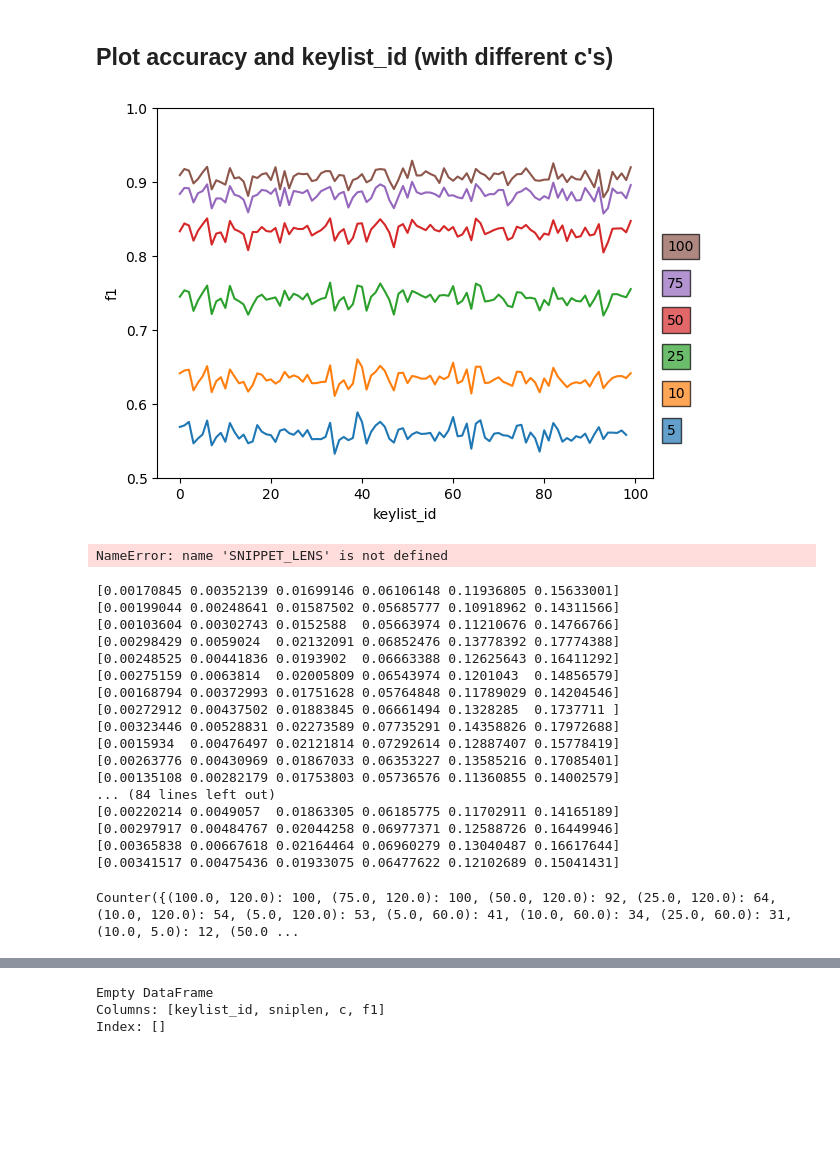
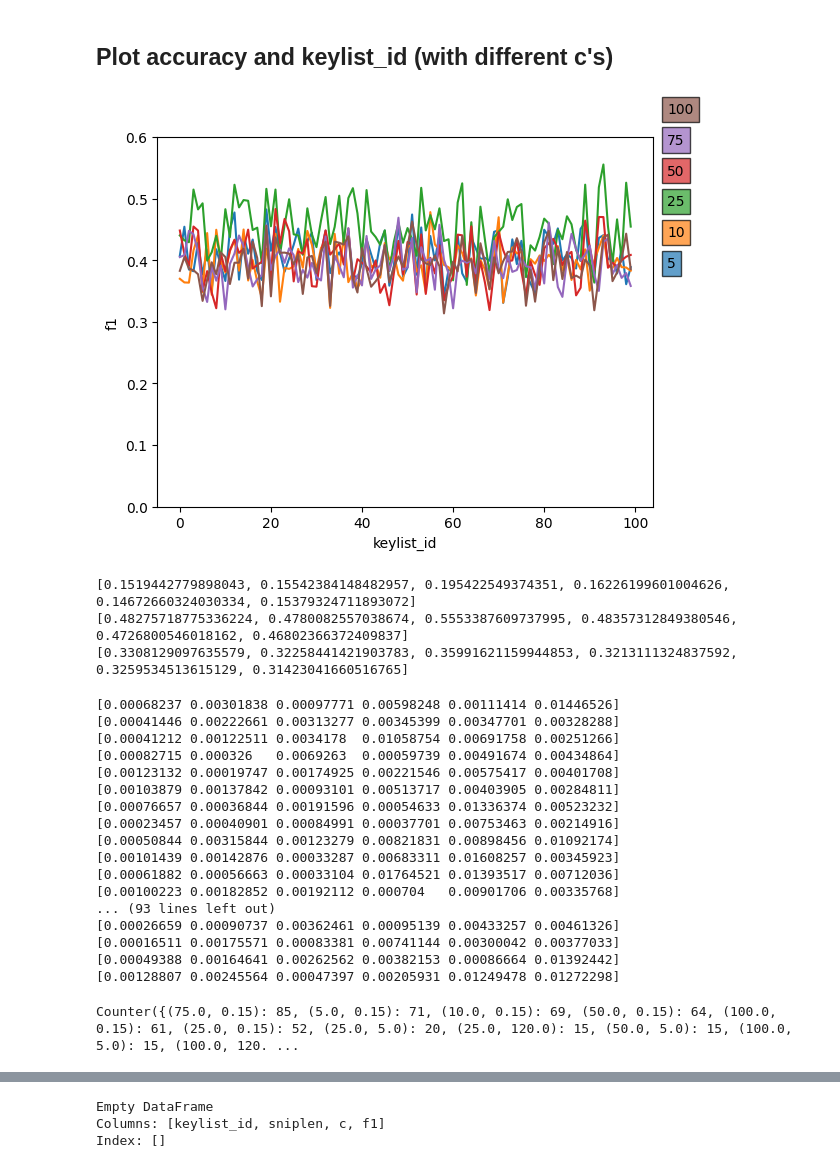
Before and after one commit to TurkuNLP/TCBC_feature_analysis, a Jupyter notebook: StudyTestResults.ipynb, the cells around one changed output, grey strips where cells are left out. Drawn from its saved outputs; the diff is of its cells as text; code cells hidden in the pictures; blank space fills up the shorter version.

```diff
--- a/StudyTestResults.ipynb
+++ b/StudyTestResults.ipynb
@@ -8,8 +8,8 @@ import numpy as np
 import os
 # %%
 #Constants
-BASE_FOLDER = "TestResults/FullResultOnlyText/"
-BASE_START = "ParamOptim_List_"
+BASE_FOLDER = "TestResults/FullResultOnlyHPFV/"
+BASE_START = "OnlyHPFV_List_"
 BASE_MID = "_SnipLen_"
 BASE_END = "_Results.jsonl"
 SNIPPET_LENS = [5,10,25,50,75,100]
@@ -104,7 +105,7 @@ def getLineplotKeylists(c_val):
     for sniplen in SNIPPET_LENS:
         snip_df = param_df[(param_df['sniplen'] == sniplen) & (param_df['c'] == c_val)]
         ax = sns.lineplot(data=snip_df, x='keylist_id', y='f1', estimator='mean', errorbar=('ci', 99), n_boot=1000)
-        ax.set_ylim(0.5, 1)
+        ax.set_ylim(0, 0.6)
         if sniplen == 5:
             start = ax.lines[-1].get_ydata()[-1]-increment
         ax.text(107, start+increment, sniplen, bbox=dict(facecolor=ax.lines[-1].get_color(), alpha=0.7))
@@ -114,9 +115,9 @@ def getLineplotKeylists(c_val):
         lbls.append(str(l))
         lbls.append(str(l)+"_99%_ci")
 # %%
-getLineplotKeylists(5)
+getLineplotKeylists(120)
 # %% [output]
-[figure, old version]
+[figure, new version]
 # %%
 keylist_diffs = []
 maxss = []
@@ -132,7 +133,9 @@ print(keylist_diffs)
 print(maxss)
 print(minss)
 # %% [output]
-NameError: name 'SNIPPET_LENS' is not defined
+[0.1519442779898043, 0.15542384148482957, 0.195422549374351, 0.16226199601004626, 0.14672660324030334, 0.15379324711893072]
+[0.48275718775336224, 0.4780082557038674, 0.5553387609737995, 0.48357312849380546, 0.4726800546018162, 0.46802366372409837]
+[0.3308129097635579, 0.32258441421903783, 0.35991621159944853, 0.3213111324837592, 0.3259534513615129, 0.31423041660516765]
 # %%
 min_max_diff = []
 for i in range(100):
@@ -141,29 +144,29 @@ for i in range(100):
     mins = np.array([np.min(filtered[filtered['sniplen'] == x]['f1'].to_numpy()) for x in SNIPPET_LENS])
     print(np.add(maxs, -mins))
 # %% [output]
-[0.00170845 0.00352139 0.01699146 0.06106148 0.11936805 0.15633001]
-[0.00199044 0.00248641 0.01587502 0.05685777 0.10918962 0.14311566]
-[0.00103604 0.00302743 0.0152588  0.05663974 0.11210676 0.14766766]
-[0.00298429 0.0059024  0.02132091 0.06852476 0.13778392 0.17774388]
-[0.00248525 0.00441836 0.0193902  0.06663388 0.12625643 0.16411292]
-[0.00275159 0.0063814  0.02005809 0.06543974 0.1201043  0.14856579]
-[0.00168794 0.00372993 0.01751628 0.05764848 0.11789029 0.14204546]
-[0.00272912 0.00437502 0.01883845 0.06661494 0.1328285  0.1737711 ]
-[0.00323446 0.00528831 0.02273589 0.07735291 0.14358826 0.17972688]
-[0.0015934  0.00476497 0.02121814 0.07292614 0.12887407 0.15778419]
-[0.00263776 0.00430969 0.01867033 0.06353227 0.13585216 0.17085401]
-[0.00135108 0.00282179 0.01753803 0.05736576 0.11360855 0.14002579]
-... (84 lines left out)
-[0.00220214 0.0049057  0.01863305 0.06185775 0.11702911 0.14165189]
-[0.00297917 0.00484767 0.02044258 0.06977371 0.12588726 0.16449946]
-[0.00365838 0.00667618 0.02164464 0.06960279 0.13040487 0.16617644]
-[0.00341517 0.00475436 0.01933075 0.06477622 0.12102689 0.15041431]
+[0.00068237 0.00301838 0.00097771 0.00598248 0.00111414 0.01446526]
+[0.00041446 0.00222661 0.00313277 0.00345399 0.00347701 0.00328288]
+[0.00041212 0.00122511 0.0034178  0.01058754 0.00691758 0.00251266]
+[0.00082715 0.000326   0.0069263  0.00059739 0.00491674 0.00434864]
+[0.00123132 0.00019747 0.00174925 0.00221546 0.00575417 0.00401708]
+[0.00103879 0.00137842 0.00093101 0.00513717 0.00403905 0.00284811]
+[0.00076657 0.00036844 0.00191596 0.00054633 0.01336374 0.00523232]
+[0.00023457 0.00040901 0.00084991 0.00037701 0.00753463 0.00214916]
+[0.00050844 0.00315844 0.00123279 0.00821831 0.00898456 0.01092174]
+[0.00101439 0.00142876 0.00033287 0.00683311 0.01608257 0.00345923]
+[0.00061882 0.00056663 0.00033104 0.01764521 0.01393517 0.00712036]
+[0.00100223 0.00182852 0.00192112 0.000704   0.00901706 0.00335768]
+... (93 lines left out)
+[0.00026659 0.00090737 0.00362461 0.00095139 0.00433257 0.00461326]
+[0.00016511 0.00175571 0.00083381 0.00741144 0.00300042 0.00377033]
+[0.00049388 0.00164641 0.00262562 0.00382153 0.00086664 0.01392442]
+[0.00128807 0.00245564 0.00047397 0.00205931 0.01249478 0.01272298]
 # %%
 query = param_df.sort_values('f1', ascending=False).drop_duplicates(['keylist_id','sniplen'])[['sniplen','c']].to_numpy()
 tuples = [(x[0], x[1]) for x in query]
 print(Counter(tuples))
 # %% [output]
-Counter({(100.0, 120.0): 100, (75.0, 120.0): 100, (50.0, 120.0): 92, (25.0, 120.0): 64, (10.0, 120.0): 54, (5.0, 120.0): 53, (5.0, 60.0): 41, (10.0, 60.0): 34, (25.0, 60.0): 31, (10.0, 5.0): 12, (50.0 ...
+Counter({(75.0, 0.15): 85, (5.0, 0.15): 71, (10.0, 0.15): 69, (50.0, 0.15): 64, (100.0, 0.15): 61, (25.0, 0.15): 52, (25.0, 5.0): 20, (25.0, 120.0): 15, (50.0, 5.0): 15, (100.0, 5.0): 15, (100.0, 120. ...
 # %%
 print(param_df.sort_values('f1', ascending=False).drop_duplicates(['keylist_id','sniplen']))
 # %% [output]
```
Also changed, not shown: parts of 18 cells of this notebook, 5 other files.
